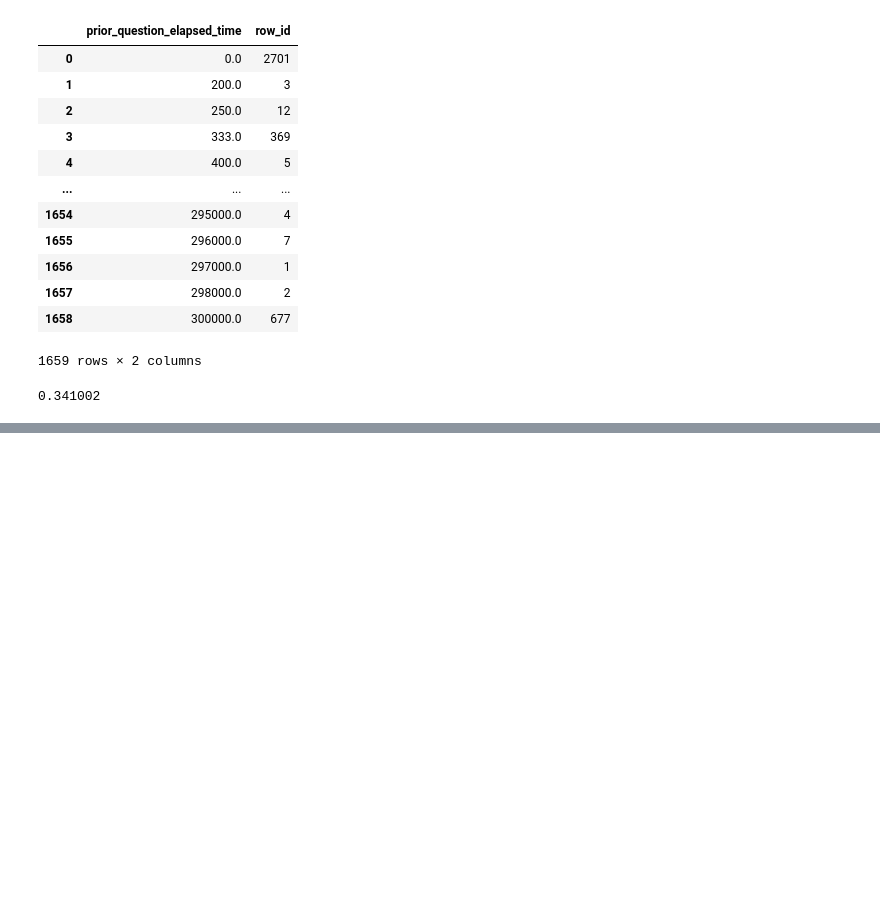
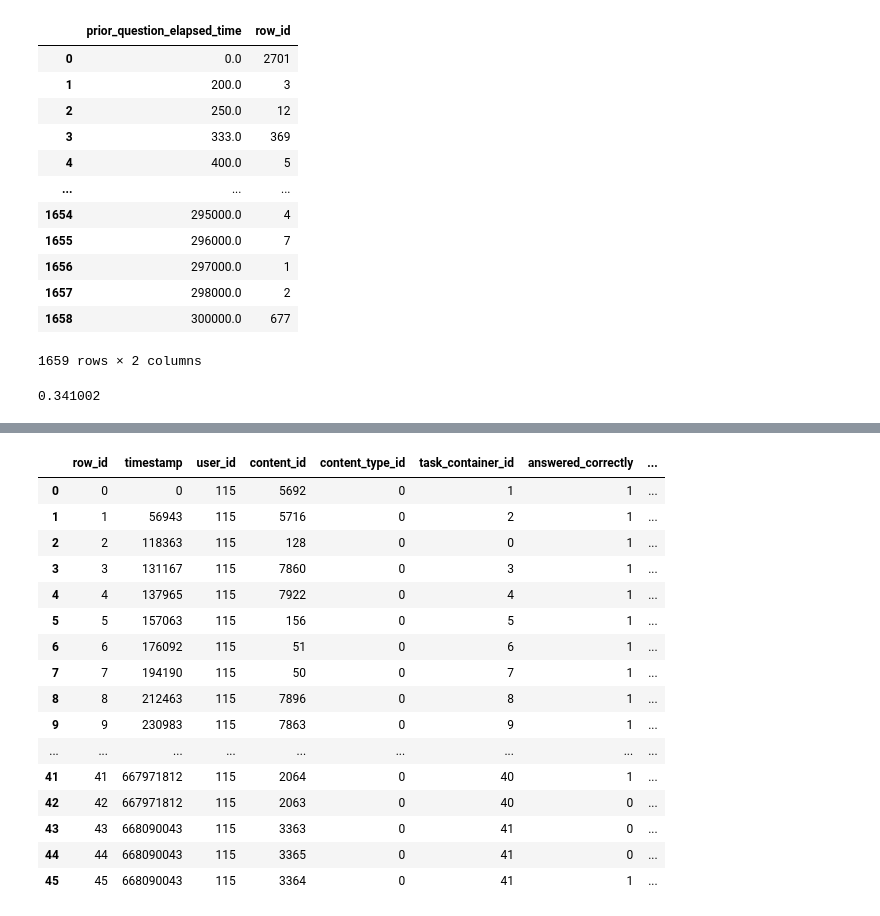
Before and after one commit to Asher-zsz/Kaggle-riiid-test-answer-prediction, a Jupyter notebook: EDA.ipynb, the cells around one changed output, grey strips where cells are left out. Drawn from its saved outputs; the diff is of its cells as text; code cells hidden in the pictures; blank space fills up the shorter version.

```diff
--- a/EDA.ipynb
+++ b/EDA.ipynb
@@ -252,0 +304,20 @@ e[0]/len(train)
+# %%
+train[train['user_id']==115]
+# %% [output]
+|  | row_id | timestamp | user_id | content_id | content_type_id | task_container_id | answered_correctly | ... |
+| 0 | 0 | 0 | 115 | 5692 | 0 | 1 | 1 | ... |
+| 1 | 1 | 56943 | 115 | 5716 | 0 | 2 | 1 | ... |
+| 2 | 2 | 118363 | 115 | 128 | 0 | 0 | 1 | ... |
+| 3 | 3 | 131167 | 115 | 7860 | 0 | 3 | 1 | ... |
+| 4 | 4 | 137965 | 115 | 7922 | 0 | 4 | 1 | ... |
+| 5 | 5 | 157063 | 115 | 156 | 0 | 5 | 1 | ... |
+| 6 | 6 | 176092 | 115 | 51 | 0 | 6 | 1 | ... |
+| 7 | 7 | 194190 | 115 | 50 | 0 | 7 | 1 | ... |
+| 8 | 8 | 212463 | 115 | 7896 | 0 | 8 | 1 | ... |
+| 9 | 9 | 230983 | 115 | 7863 | 0 | 9 | 1 | ... |
+| ... | ... | ... | ... | ... | ... | ... | ... | ... |
+| 41 | 41 | 667971812 | 115 | 2064 | 0 | 40 | 1 | ... |
+| 42 | 42 | 667971812 | 115 | 2063 | 0 | 40 | 0 | ... |
+| 43 | 43 | 668090043 | 115 | 3363 | 0 | 41 | 0 | ... |
+| 44 | 44 | 668090043 | 115 | 3365 | 0 | 41 | 0 | ... |
+| 45 | 45 | 668090043 | 115 | 3364 | 0 | 41 | 1 | ... |
```
Also changed, not shown: parts of 20 cells of this notebook.
